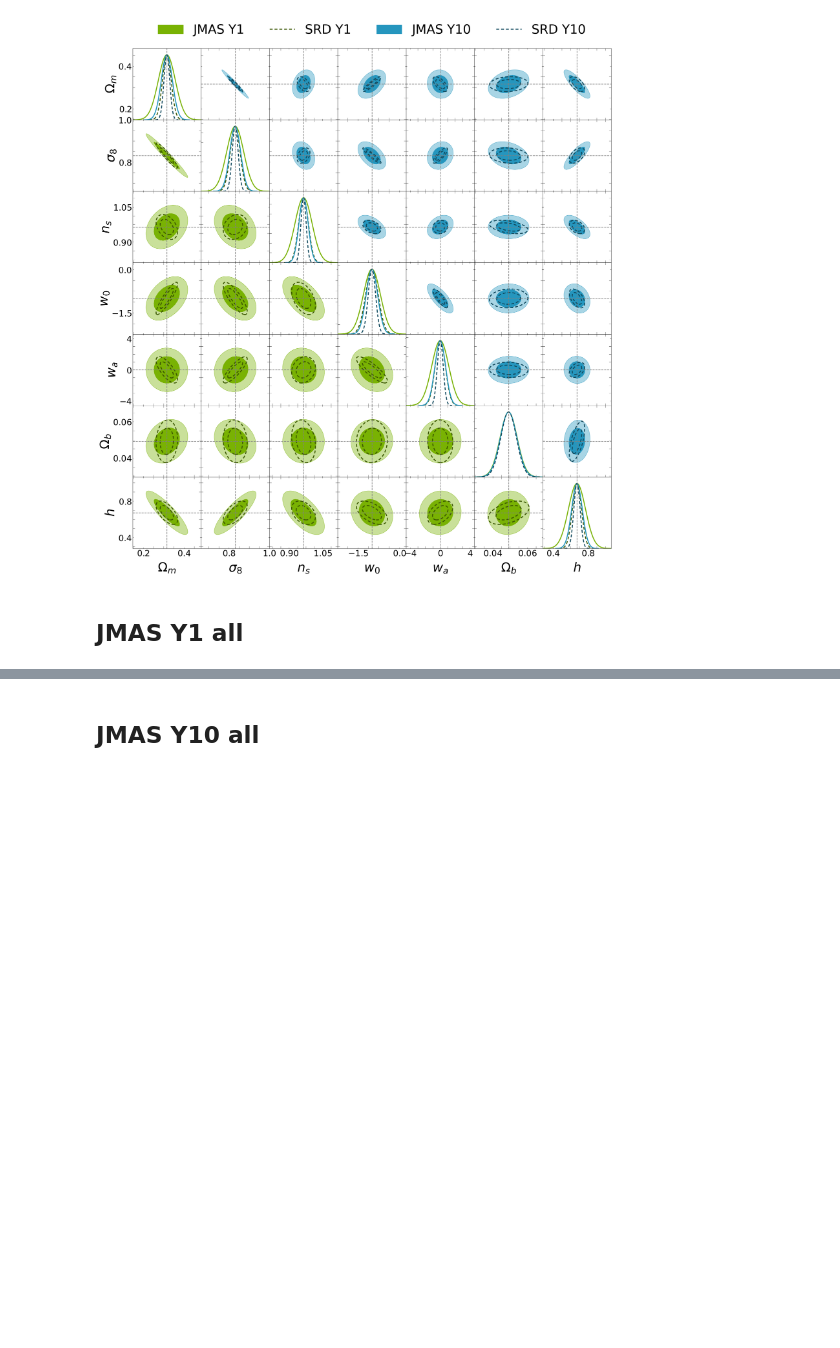
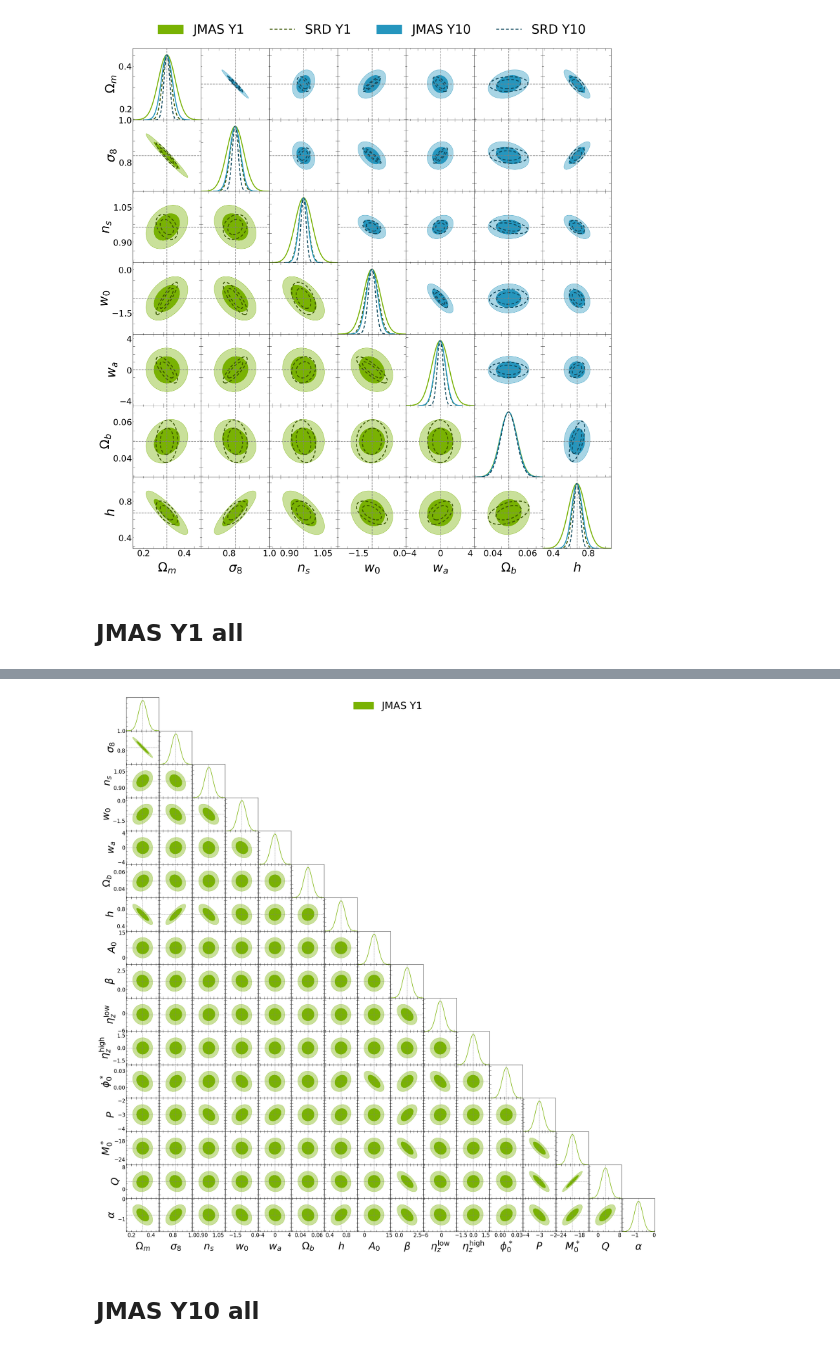
Before and after one commit to nikosarcevic/JMAS, a Jupyter notebook: Corner Plots JMAS.ipynb, the cells around one changed output, grey strips where cells are left out. Saved outputs shown, nothing was run; the diff lists cells and outputs as text; code cells hidden in the pictures; blank space fills up the shorter version.

```diff
--- a/Corner Plots JMAS.ipynb
+++ b/Corner Plots JMAS.ipynb
@@ -24,6 +24,7 @@ plots_path = f"plots_output/corner_plots/"
 gdplot = h.gdplot
 cosmoiaplot = h.cosmoiaplot
 cosmoplot = h.cosmoplot
+allplot = h.allplot
 dpi = h.dpi
 # %% [markdown]
 ## JMAS vs SRD
@@ -89,14 +90,15 @@ lower_covmats = [
     gaussians_clipped["jmas"]["cosmoialf"][year],
 ]
 
-gdplot.triangle_plot(lower_covmats,
+allplot.triangle_plot(lower_covmats,
                      legend_labels=legend_labels,
                      legend_ncol=4,
                      markers=parameters["values"]["jmas"]["cosmoialf"][year],
                      **lower_kwargs)
 
-h.customize_ticks(gdplot)
+h.customize_ticks(allplot)
 
 # Save the figure with the title
 plt.savefig(f"{plots_path}corner_jmas_y{year}_all.pdf", bbox_inches="tight", dpi=dpi["pdf"])
 plt.savefig(f"{plots_path}corner_jmas_y{year}_all.png", bbox_inches="tight", dpi=dpi["png"])
+# %% [output]
@@ -103,3 +107,4 @@ plt.savefig(f"{plots_path}corner_jmas_y{year}_all.png", bbox_inches="tight", dpi
+[figure, added]
 # %% [markdown]
 ## JMAS Y10 all
 # %%
```
Also changed, not shown: parts of 3 cells of this notebook, 17 other files.
